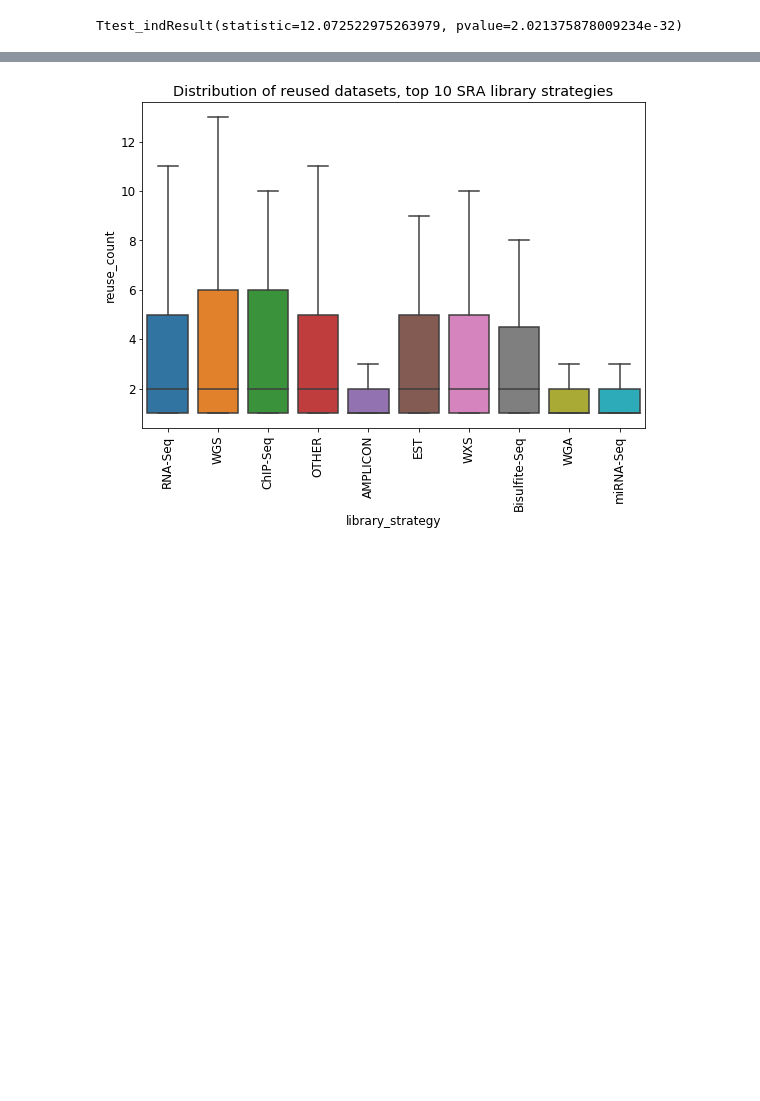
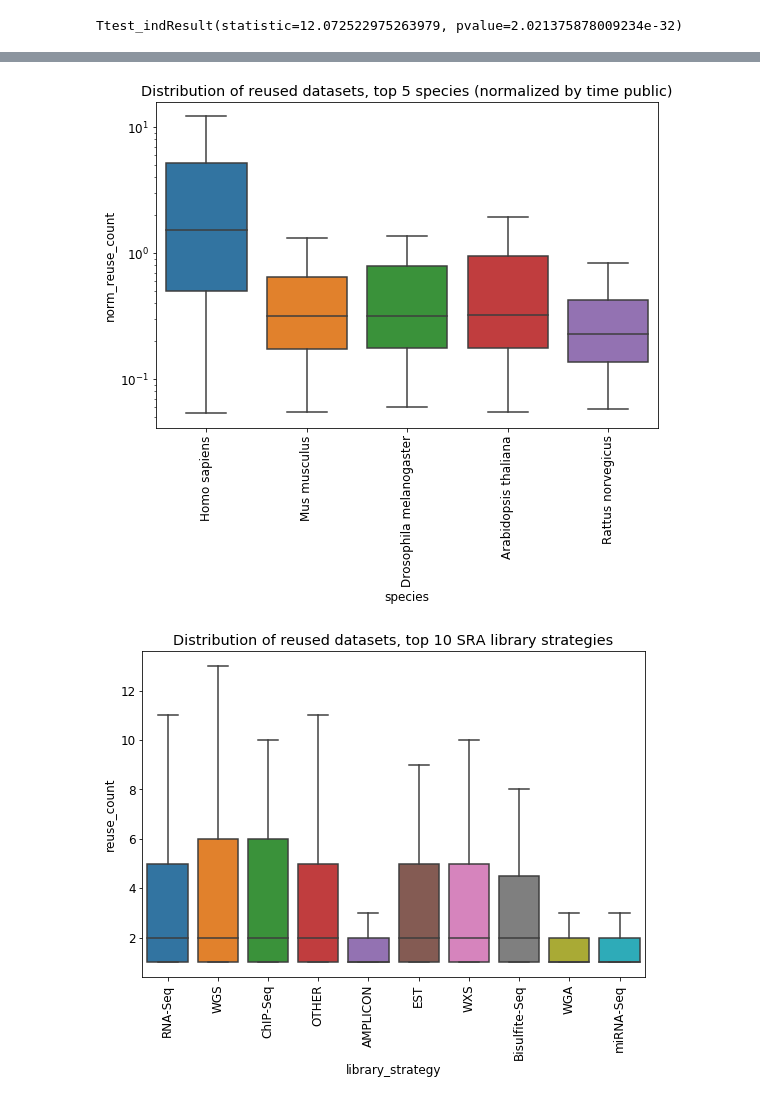
Before and after one commit to smangul1/data_reusability, a Jupyter notebook: jupyter_notebooks/visualize_data.ipynb, the cells around one changed output, grey strips where cells are left out. Saved outputs shown, nothing was run; the diff lists cells and outputs as text; code cells hidden in the pictures; blank space fills up the shorter version.

```diff
--- a/jupyter_notebooks/visualize_data.ipynb
+++ b/jupyter_notebooks/visualize_data.ipynb
@@ -448,3 +499,16 @@ plt.show()
+# %%
+# plot species plot without the group hue, NRI
+fig, ax = plt.subplots(figsize=fig_dims)
+s = sns.boxplot(data = accs_top_spec.loc[accs_top_spec['reuse_count'] > 0, :],
+                x = 'species', y = 'norm_reuse_count', showfliers = False, ax = ax)
+s.set(yscale = 'log')
+s.set_xticklabels(s.get_xticklabels(), rotation = 90)
+title = "Distribution of reused datasets, top " + str(NUM_TOPSPECIES) + " species (normalized by time public)"
+ax.set_title(title)
+plt.savefig("../figures/speciesDist_NRI.png")
+plt.show()
+# %% [output]
+[figure, added]
 # %%
 # plot reuse per library strategy in SRA
 
```
Also changed, not shown: parts of 18 cells of this notebook, 6 other files.
